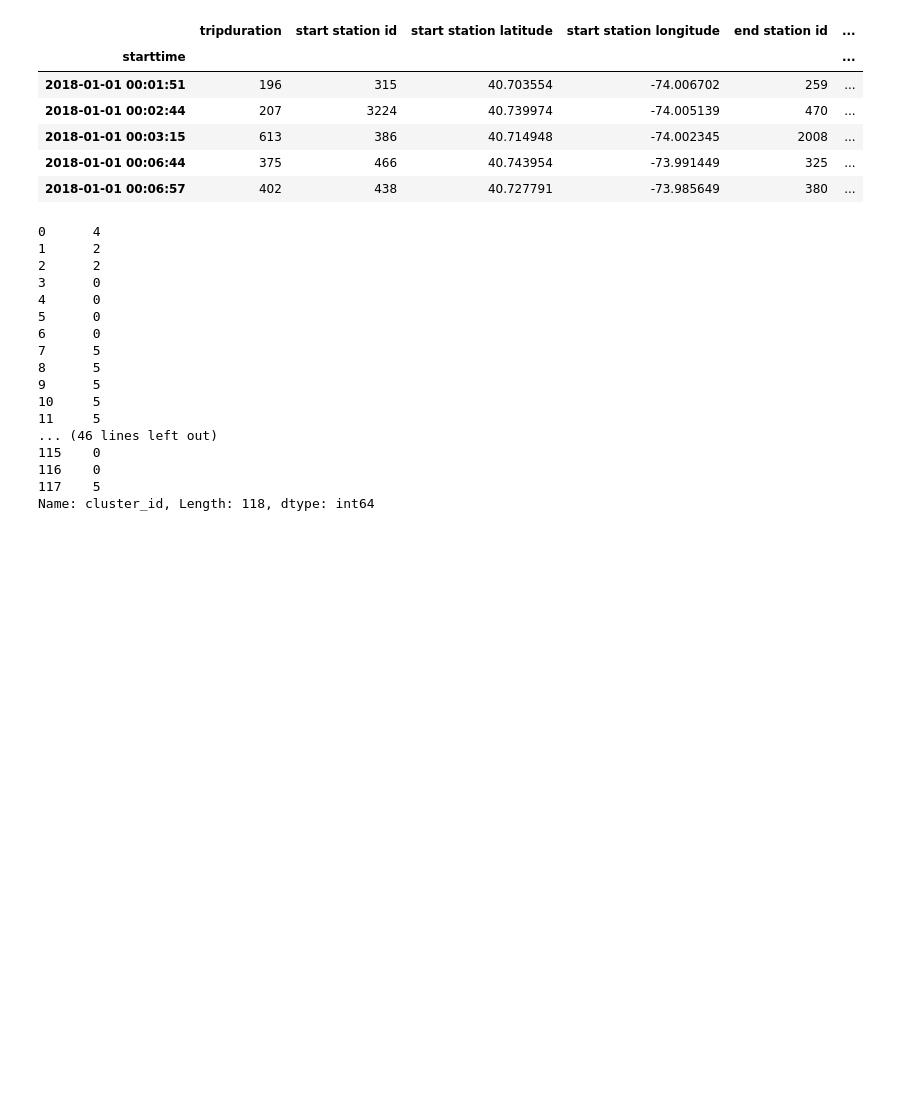
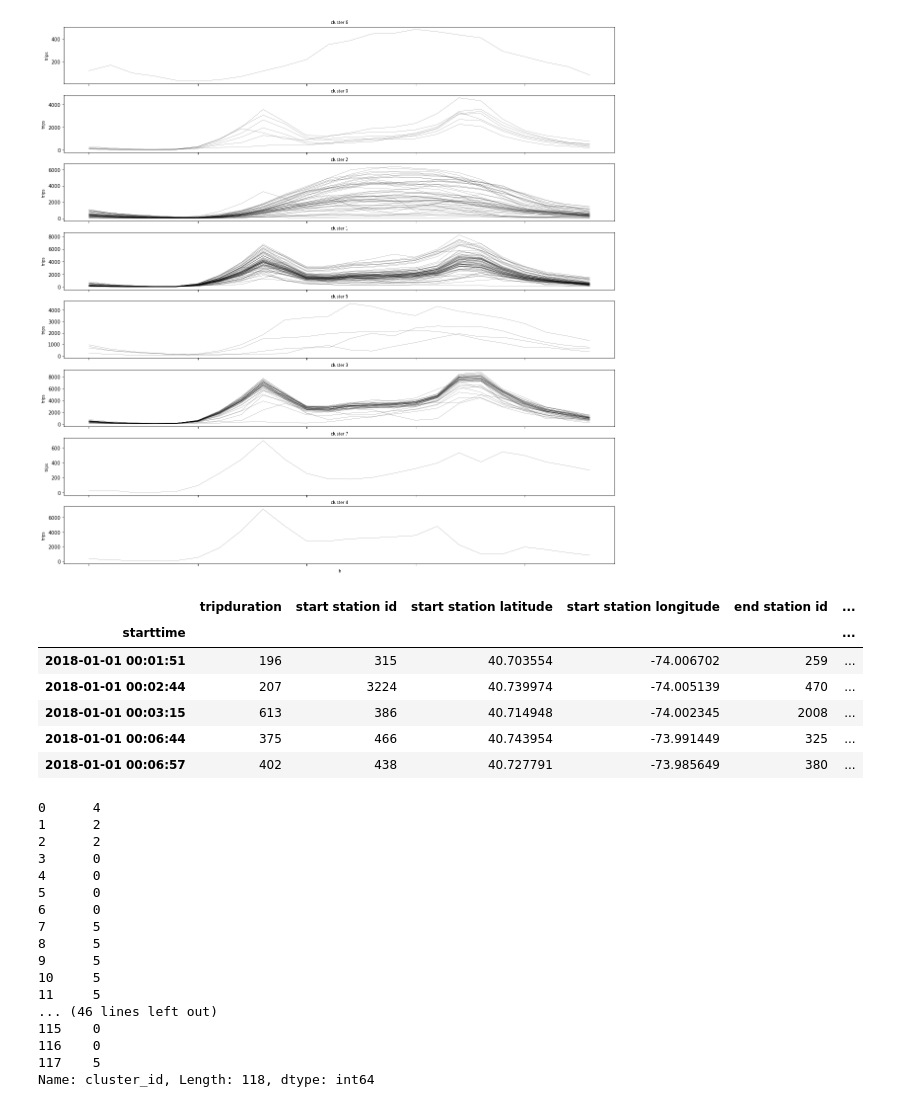
Before and after one commit to RafalKucharskiPK/clustering_mobility_data, a Jupyter notebook: nb.ipynb, the cells around one changed output. Drawn from its saved outputs; the diff is of its cells as text; code cells hidden in the pictures; blank space fills up the shorter version.

```diff
--- a/nb.ipynb
+++ b/nb.ipynb
@@ -39,3 +60,7 @@ trips = index_by_datetime(pd.read_csv(TRIPS_PATH_IN))
+# %%
+visualize()
+# %% [output]
+[figure, added]
 # %%
 trips.head()
 # %% [output]
```
Also changed, not shown: parts of 9 cells of this notebook, 4 other files.
